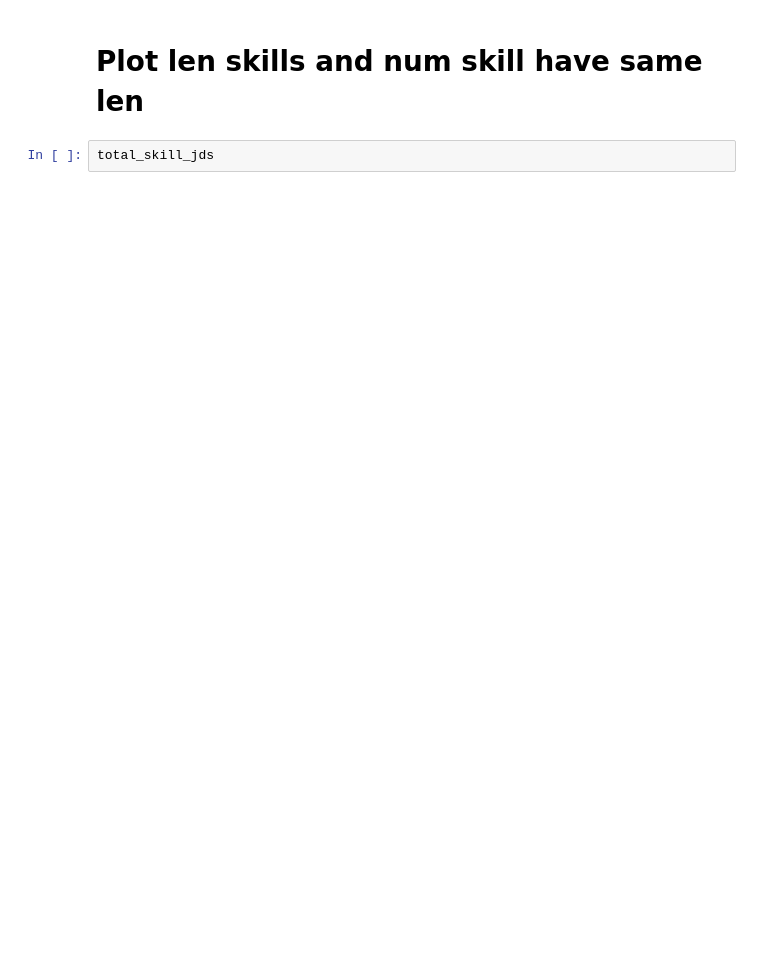
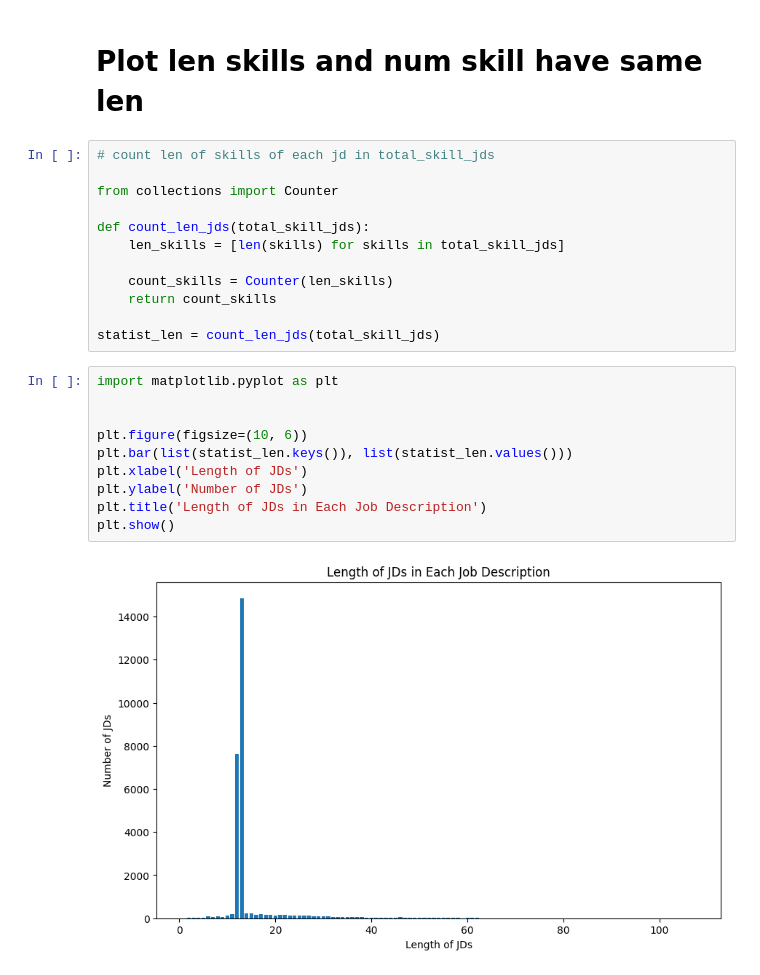
Before and after one commit to nnccuong-tmabd/middle-intern-tma, a Jupyter notebook: plot_data.ipynb, the cells around one changed output. Cells and saved outputs as stored; diff of their text form; blank space fills up the shorter version.

```diff
--- a/plot_data.ipynb
+++ b/plot_data.ipynb
@@ -69,4 +71,26 @@ plt.show()
 # %% [markdown]
 # Plot len skills and num skill have same len
-# %%
-total_skill_jds
+# %%
+# count len of skills of each jd in total_skill_jds
+
+from collections import Counter
+
+def count_len_jds(total_skill_jds):
+    len_skills = [len(skills) for skills in total_skill_jds]
+
+    count_skills = Counter(len_skills)
+    return count_skills
+
+statist_len = count_len_jds(total_skill_jds)
+# %%
+import matplotlib.pyplot as plt
+
+
+plt.figure(figsize=(10, 6))
+plt.bar(list(statist_len.keys()), list(statist_len.values()))
+plt.xlabel('Length of JDs')
+plt.ylabel('Number of JDs')
+plt.title('Length of JDs in Each Job Description')
+plt.show()
+# %% [output]
+[figure, added]
```
Also changed, not shown: parts of 1 cell of this notebook, 6 other files.
